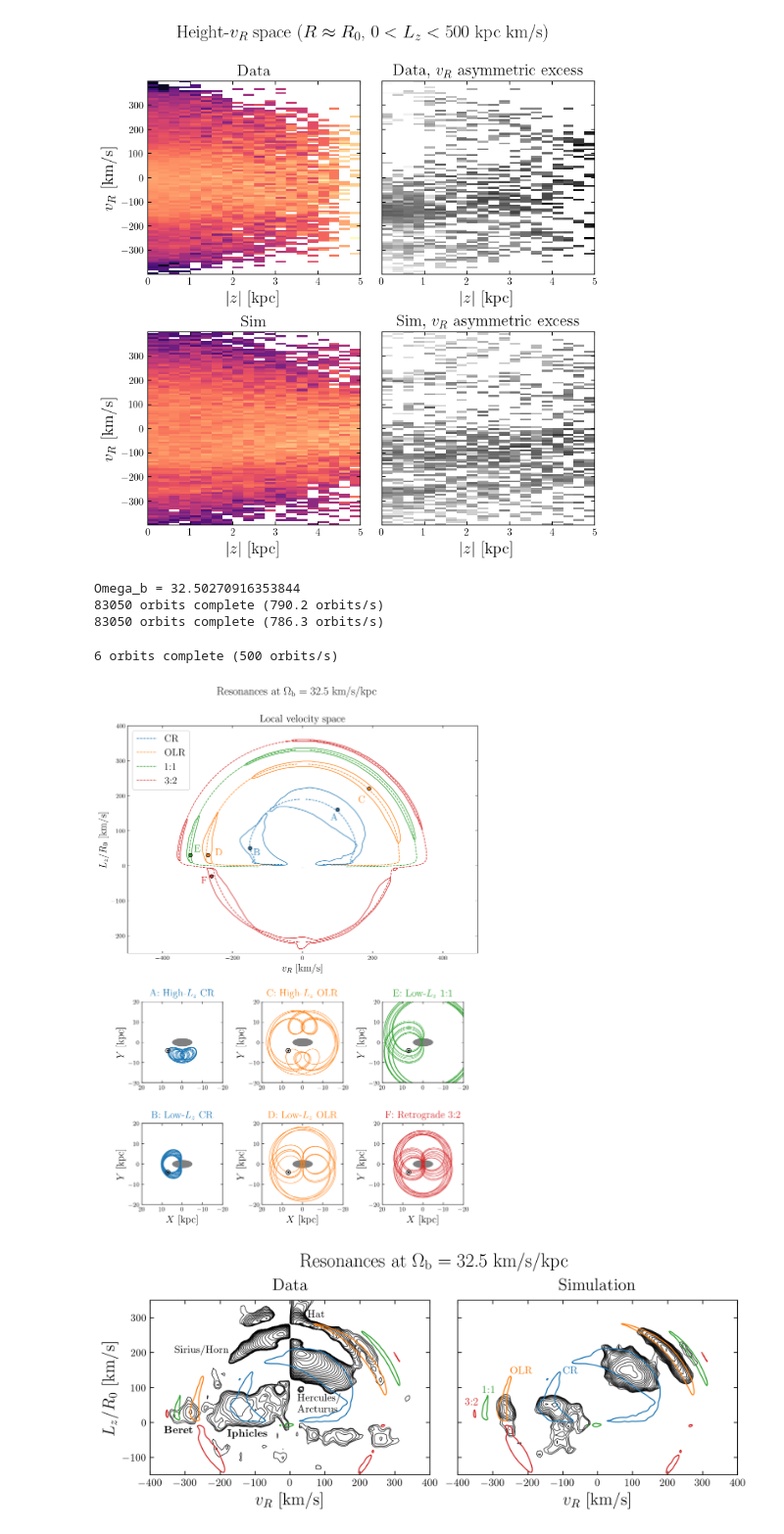
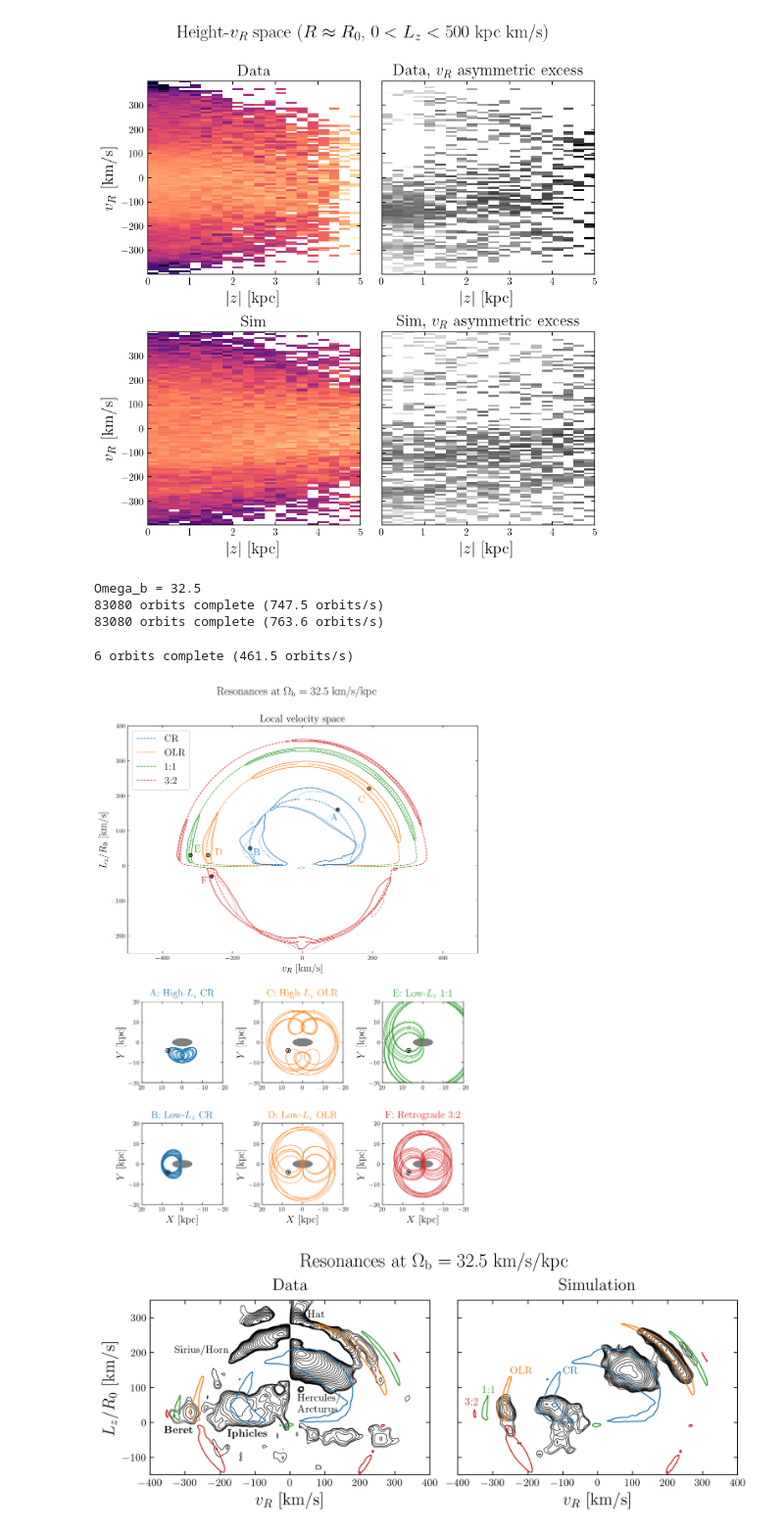
Before and after one commit to adllmr/resonances, a Jupyter notebook: halo_velocity_space.ipynb, the cells around one changed output. Shown at 98% size. Cells and saved outputs as stored; diff of their text form; code cells hidden in the pictures.

```diff
--- a/halo_velocity_space.ipynb
+++ b/halo_velocity_space.ipynb
@@ -1225,14 +1225,14 @@ vR_grid_flat = vR_grid.flatten()
 vphi_grid_flat = vphi_grid.flatten()
 
 snap = -2
-Omega_b = Omega_b_sim[snap]
+Omega_b = 32.5#Omega_b_sim[snap]
 print('Omega_b =', Omega_b)
 eta_sim = 0.003
 
 Omega_b_array = [Omega_b]#np.linspace(30, 40, 11)
 eta_array = [0, eta_sim]#np.linspace(0., 0.006, 7)#np.array([0., 0.002, 0.004, 0.006])
 bar_angle = 30 * np.pi/180
-R_sun = R_sun
+R_sun = 8.178
 
 int_time = 4
 trajsize = 501
@@ -1244,9 +1244,9 @@ res_flag_array = calc_res_flags(res_ratio_list, Omega_b_array, eta_array, pot_ax
 # res_index_list = [0, 0.5]
 # res_flag_list = [corot_flag, OLR_flag]
 # %% [output]
-Omega_b = 32.50270916353844
-83050 orbits complete (790.2 orbits/s)
-83050 orbits complete (786.3 orbits/s)
+Omega_b = 32.5
+83080 orbits complete (747.5 orbits/s)
+83080 orbits complete (763.6 orbits/s)
 # %%
 '''Plot separatrices and examples of orbits'''
 
@@ -1326,7 +1326,12 @@ for k in range(len(res_flag_array)):
     hist, _, _, _ = binned_statistic_2d(vR_grid_flat, vphi_grid_flat, res_flag_array[k,0,0], statistic='mean', bins=(vR_bins, vphi_bins))
     hist_smooth = gaussian_filter(hist, 2)
 
-    ax_sep.contour(vR_bincentres, vphi_bincentres, hist_smooth.T, levels=[0.5], colors=colors[k], linewidths=1)
+    ax_sep.contour(vR_bincentres, vphi_bincentres, hist_smooth.T, levels=[0.5], colors=colors[k], linewidths=1, label='$\eta=0$')
+
+    hist, _, _, _ = binned_statistic_2d(vR_grid_flat, vphi_grid_flat, res_flag_array[k,0,1], statistic='mean', bins=(vR_bins, vphi_bins))
+    hist_smooth = gaussian_filter(hist, 2)
+
+    ax_sep.contour(vR_bincentres, vphi_bincentres, hist_smooth.T, levels=[0.5], colors=colors[k], linewidths=1, linestyles=':', label='$\eta=0.003$')
 
 
 # Also plot exact resonances in axisymmetric potential
@@ -1366,35 +1371,35 @@ ax_sep.set_ylabel('$L_z/R_0$ [km/s]', fontsize=16)
 
 ax_2.set_xlabel('$X$ [kpc]', fontsize=16)
 ax_4.set_xlabel('$X$ [kpc]', fontsize=16)
 ax_6.set_xlabel('$X$ [kpc]', fontsize=16)
 
 ax_1.set_ylabel('$Y$ [kpc]', fontsize=16)
 ax_2.set_ylabel('$Y$ [kpc]', fontsize=16)
 ax_3.set_ylabel('$Y$ [kpc]', fontsize=16)
 ax_4.set_ylabel('$Y$ [kpc]', fontsize=16)
 ax_5.set_ylabel('$Y$ [kpc]', fontsize=16)
 ax_6.set_ylabel('$Y$ [kpc]', fontsize=16)
 
 ax_sep.set_title('Local velocity space', fontsize=16)
 ax_1.set_title('A: High-$L_z$ CR', fontsize=16, c=fc[0], y=1.02)
 ax_2.set_title('B: Low-$L_z$ CR', fontsize=16, c=fc[1], y=1.02)
 ax_3.set_title('C: High-$L_z$ OLR', fontsize=16, c=fc[2], y=1.02)
 ax_4.set_title('D: Low-$L_z$ OLR', fontsize=16, c=fc[3], y=1.02)
 ax_5.set_title('E: Low-$L_z$ 1:1', fontsize=16, c=fc[4], y=1.02)
 ax_6.set_title('F: Retrograde 3:2', fontsize=16, c=fc[5], y=1.02)
 
 ax_sep.legend(loc=2, fontsize=16, ncols=1)
 
 fig.suptitle('Resonances at $\Omega_\mathrm{b}=$ '+f'{Omega_b:.1f}'+' km/s/kpc', fontsize=18, y=0.93)#05)
 
 
 plt.savefig(figpath+'separatrices.pdf', bbox_inches='tight')
 
 plt.show()
 plt.close()
 # %% [output]
-6 orbits complete (500 orbits/s)
+6 orbits complete (461.5 orbits/s)
-[figure, old version]
+[figure, new version]
 # %%
 '''Plot antisymmetric distributions of data and simulations with resonances'''
 
```
Also changed, not shown: 1 other file.
